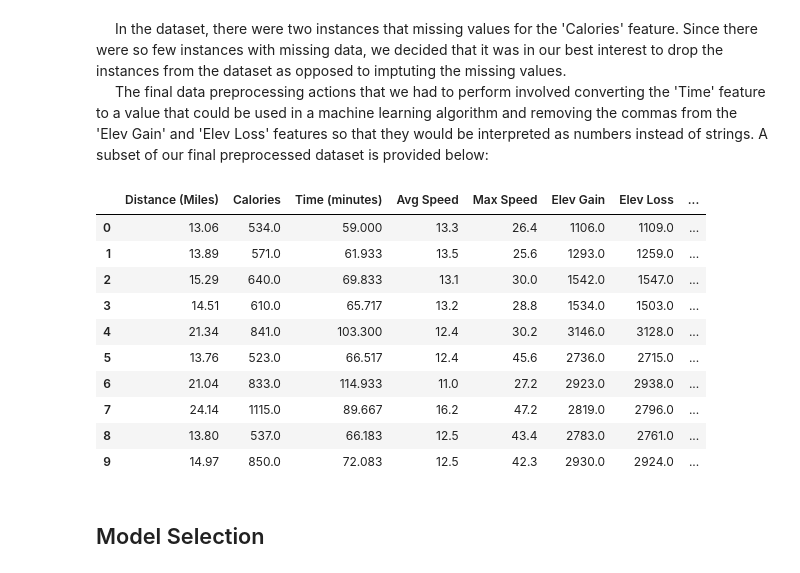
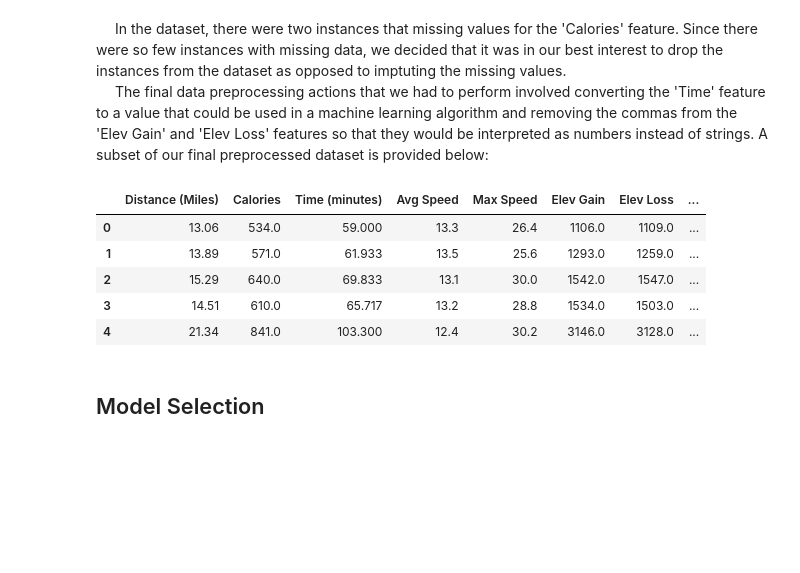
Before and after one commit to gpogoncheff/cycling_classification, a Jupyter notebook: finalProject.ipynb, the cells around one changed output. Saved outputs shown, nothing was run; the diff lists cells and outputs as text; code cells hidden in the pictures; blank space fills up the shorter version.

```diff
--- a/finalProject.ipynb
+++ b/finalProject.ipynb
@@ -51,19 +51,14 @@ pd.read_csv('./garminData_annotated.csv').head()
 $\quad$ In the dataset, there were two instances that missing values for the 'Calories' feature.  Since there were so few instances with missing data, we decided that it was in our best interest to drop the instances from the dataset as opposed to imptuting the missing values.<br>
 $\quad$ The final data preprocessing actions that we had to perform involved converting the 'Time' feature to a value that could be used in a machine learning algorithm and removing the commas from the 'Elev Gain' and 'Elev Loss' features so that they would be interpreted as numbers instead of strings. A subset of our final preprocessed dataset is provided below:
 # %%
-pd.read_csv('./garminDataFinal.csv').head(10)
+pd.read_csv('./garminDataFinal.csv').head()
 # %% [output]
 |  | Distance (Miles) | Calories | Time (minutes) | Avg Speed | Max Speed | Elev Gain | Elev Loss | ... |
 | 0 | 13.06 | 534.0 | 59.000 | 13.3 | 26.4 | 1106.0 | 1109.0 | ... |
 | 1 | 13.89 | 571.0 | 61.933 | 13.5 | 25.6 | 1293.0 | 1259.0 | ... |
 | 2 | 15.29 | 640.0 | 69.833 | 13.1 | 30.0 | 1542.0 | 1547.0 | ... |
 | 3 | 14.51 | 610.0 | 65.717 | 13.2 | 28.8 | 1534.0 | 1503.0 | ... |
 | 4 | 21.34 | 841.0 | 103.300 | 12.4 | 30.2 | 3146.0 | 3128.0 | ... |
-| 5 | 13.76 | 523.0 | 66.517 | 12.4 | 45.6 | 2736.0 | 2715.0 | ... |
-| 6 | 21.04 | 833.0 | 114.933 | 11.0 | 27.2 | 2923.0 | 2938.0 | ... |
-| 7 | 24.14 | 1115.0 | 89.667 | 16.2 | 47.2 | 2819.0 | 2796.0 | ... |
-| 8 | 13.80 | 537.0 | 66.183 | 12.5 | 43.4 | 2783.0 | 2761.0 | ... |
-| 9 | 14.97 | 850.0 | 72.083 | 12.5 | 42.3 | 2930.0 | 2924.0 | ... |
 # %% [markdown]
 ## Model Selection
 # %% [markdown]
```
Also changed, not shown: parts of 2 cells of this notebook.
